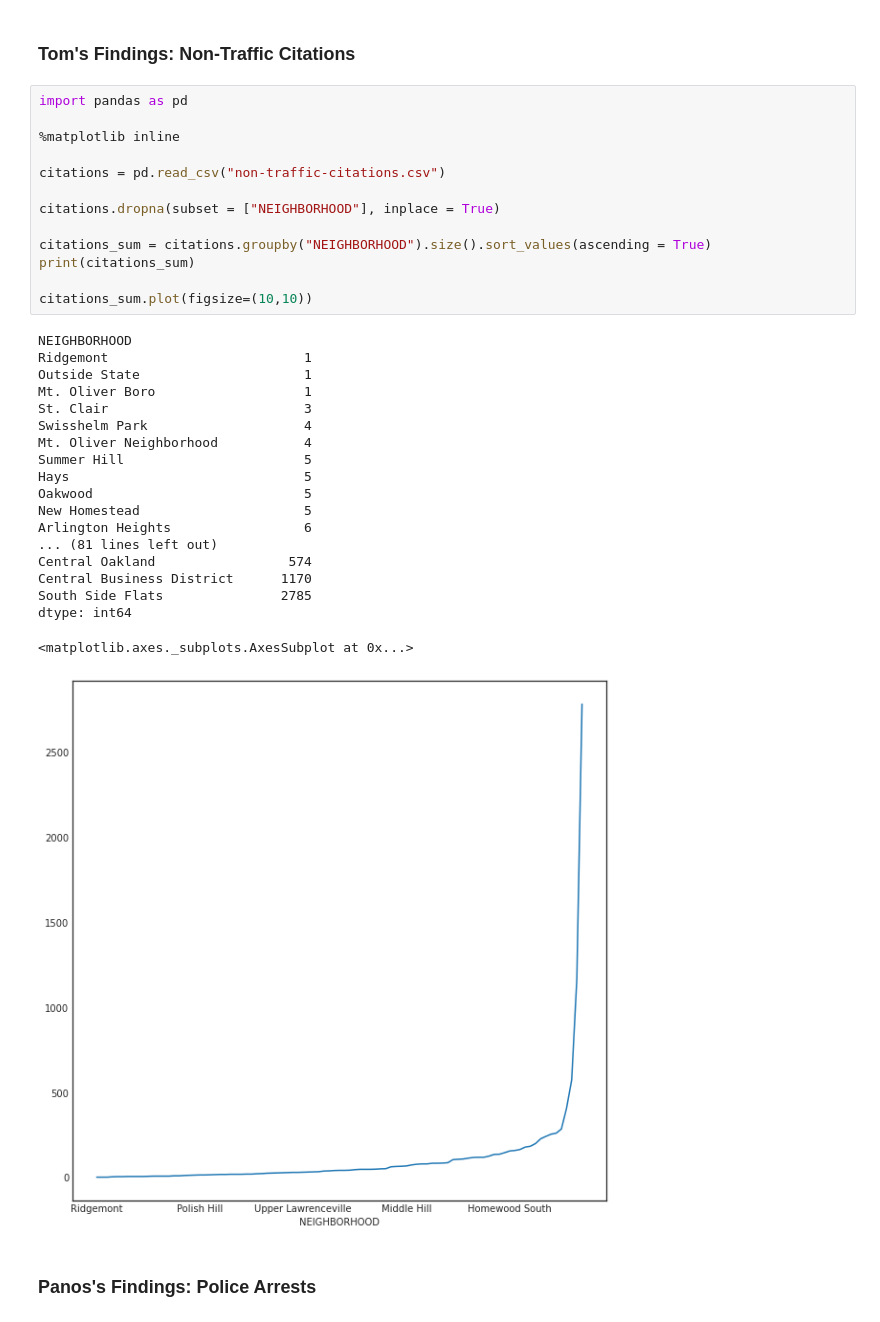
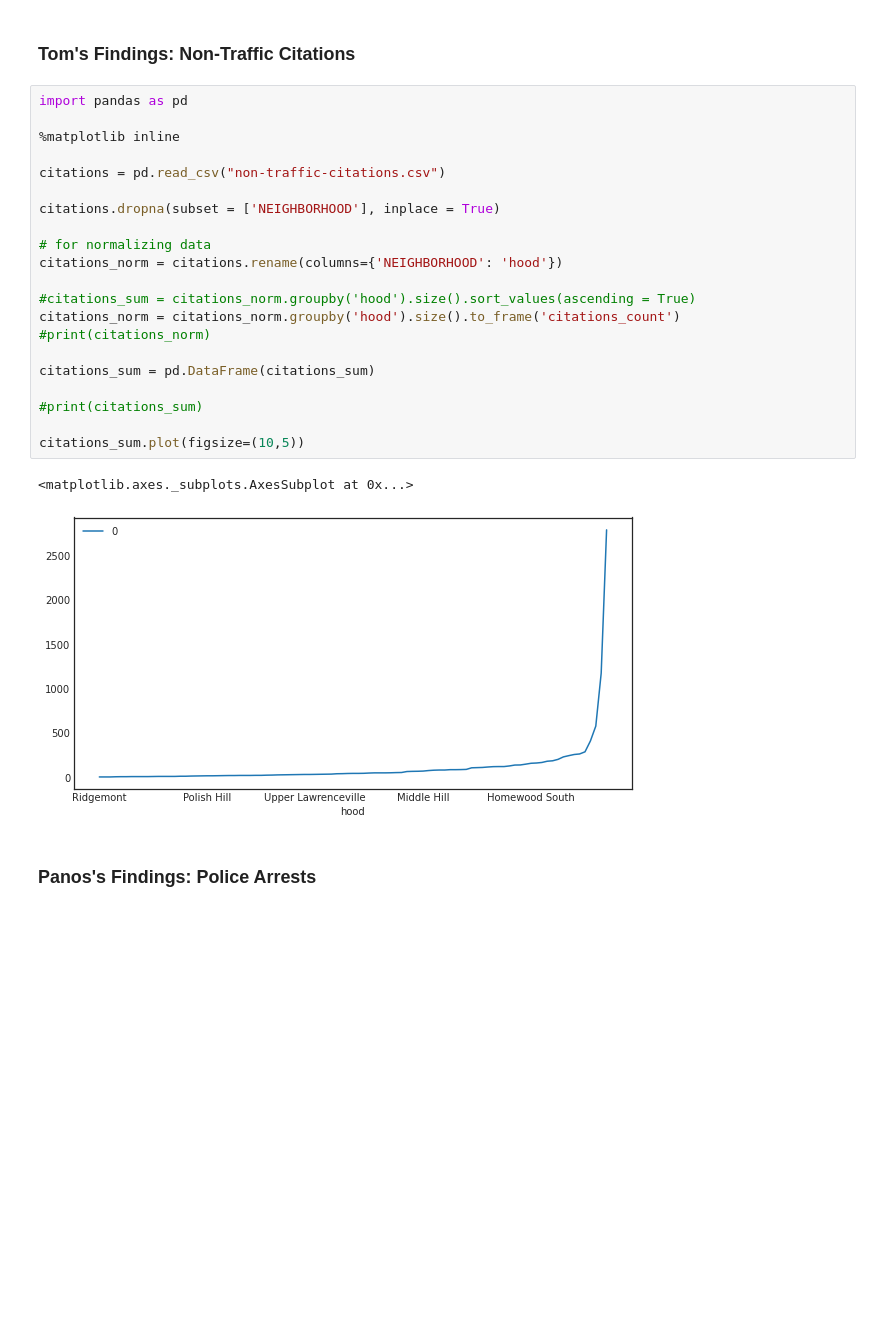
Before and after one commit to alexisgiobbi/bigideas-final, a Jupyter notebook: group-notebook.ipynb, the cells around one changed output. Saved outputs shown, nothing was run; the diff lists cells and outputs as text; blank space fills up the shorter version.

Commit message:
merged results for group notebook

```diff
--- a/group-notebook.ipynb
+++ b/group-notebook.ipynb
@@ -73,36 +75,27 @@ plt.style.use('seaborn-white')
 # %%
 import pandas as pd
 
 %matplotlib inline
 
 citations = pd.read_csv("non-traffic-citations.csv")
 
-citations.dropna(subset = ["NEIGHBORHOOD"], inplace = True)
+citations.dropna(subset = ['NEIGHBORHOOD'], inplace = True)
 
-citations_sum = citations.groupby("NEIGHBORHOOD").size().sort_values(ascending = True)
-print(citations_sum)
+# for normalizing data
+citations_norm = citations.rename(columns={'NEIGHBORHOOD': 'hood'})
 
-citations_sum.plot(figsize=(10,10))
+#citations_sum = citations_norm.groupby('hood').size().sort_values(ascending = True)
+citations_norm = citations_norm.groupby('hood').size().to_frame('citations_count')
+#print(citations_norm)
+
+citations_sum = pd.DataFrame(citations_sum)
+
+#print(citations_sum)
+
+citations_sum.plot(figsize=(10,5))
 # %% [output]
-NEIGHBORHOOD
-Ridgemont                         1
-Outside State                     1
-Mt. Oliver Boro                   1
-St. Clair                         3
-Swisshelm Park                    4
-Mt. Oliver Neighborhood           4
-Summer Hill                       5
-Hays                              5
-Oakwood                           5
-New Homestead                     5
-Arlington Heights                 6
-... (81 lines left out)
-Central Oakland                 574
-Central Business District      1170
-South Side Flats               2785
-dtype: int64
+<matplotlib.axes._subplots.AxesSubplot at 0x...>
-<matplotlib.axes._subplots.AxesSubplot at 0x...>
-[figure, old version]
+[figure, new version]
 # %% [markdown]
 ### Panos's Findings: Police Arrests
 # %%
```
Also changed, not shown: parts of 15 cells of this notebook.
